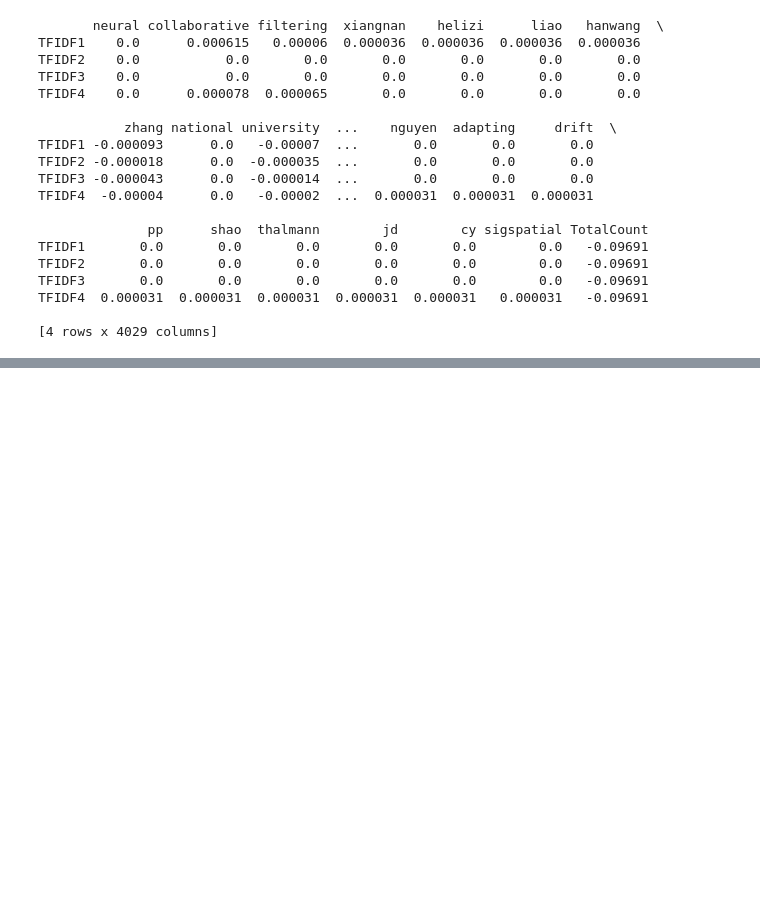
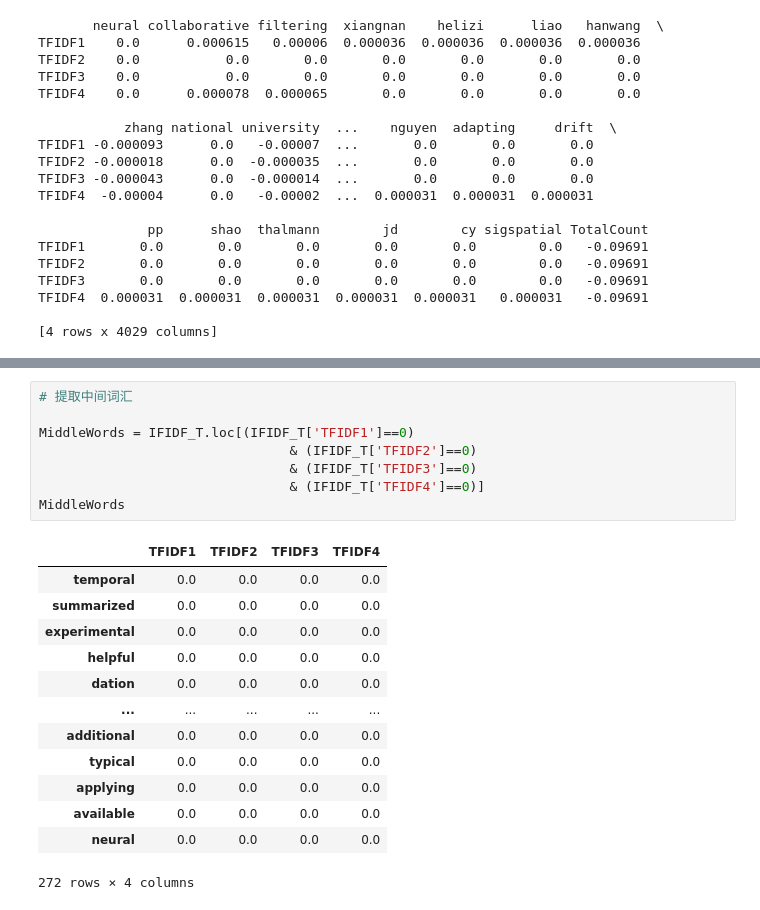
Before and after one commit to youareeverysingleday/MachineLearningAssignments, a Jupyter notebook: codes/5RecommondationSystem/1SimpleTFIDFExample.ipynb, the cells around one changed output, grey strips where cells are left out. Cells and saved outputs as stored; diff of their text form; blank space fills up the shorter version.

```diff
--- a/codes/5RecommondationSystem/1SimpleTFIDFExample.ipynb
+++ b/codes/5RecommondationSystem/1SimpleTFIDFExample.ipynb
@@ -454,0 +512,22 @@ IFIDF.loc['TFIDF4'].T.to_csv("../../data/TFIDF/P4_TFIDF.csv")
+# %%
+# 提取中间词汇
+
+MiddleWords = IFIDF_T.loc[(IFIDF_T['TFIDF1']==0)
+                                & (IFIDF_T['TFIDF2']==0)
+                                & (IFIDF_T['TFIDF3']==0)
+                                & (IFIDF_T['TFIDF4']==0)]
+MiddleWords
+# %% [output]
+|  | TFIDF1 | TFIDF2 | TFIDF3 | TFIDF4 |
+| temporal | 0.0 | 0.0 | 0.0 | 0.0 |
+| summarized | 0.0 | 0.0 | 0.0 | 0.0 |
+| experimental | 0.0 | 0.0 | 0.0 | 0.0 |
+| helpful | 0.0 | 0.0 | 0.0 | 0.0 |
+| dation | 0.0 | 0.0 | 0.0 | 0.0 |
+| ... | ... | ... | ... | ... |
+| additional | 0.0 | 0.0 | 0.0 | 0.0 |
+| typical | 0.0 | 0.0 | 0.0 | 0.0 |
+| applying | 0.0 | 0.0 | 0.0 | 0.0 |
+| available | 0.0 | 0.0 | 0.0 | 0.0 |
+| neural | 0.0 | 0.0 | 0.0 | 0.0 |
+272 rows × 4 columns
```
Also changed, not shown: parts of 16 cells of this notebook, 3 other files.
